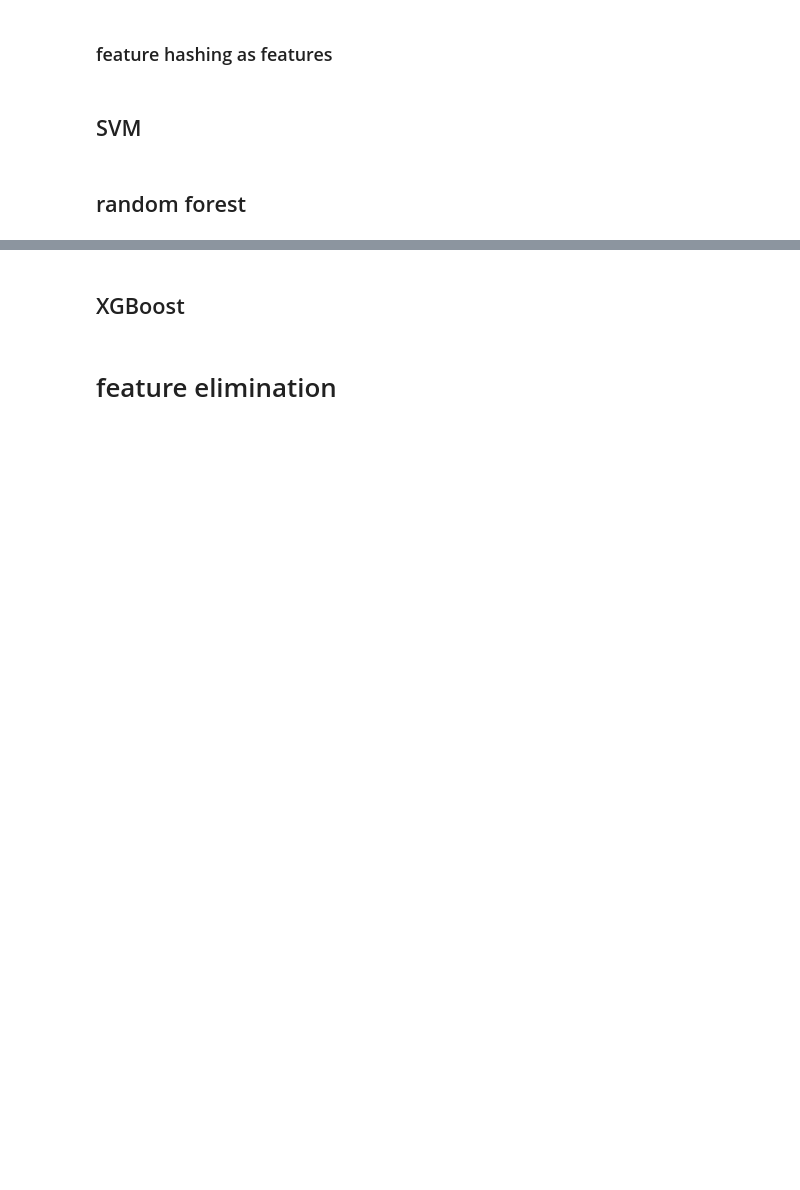
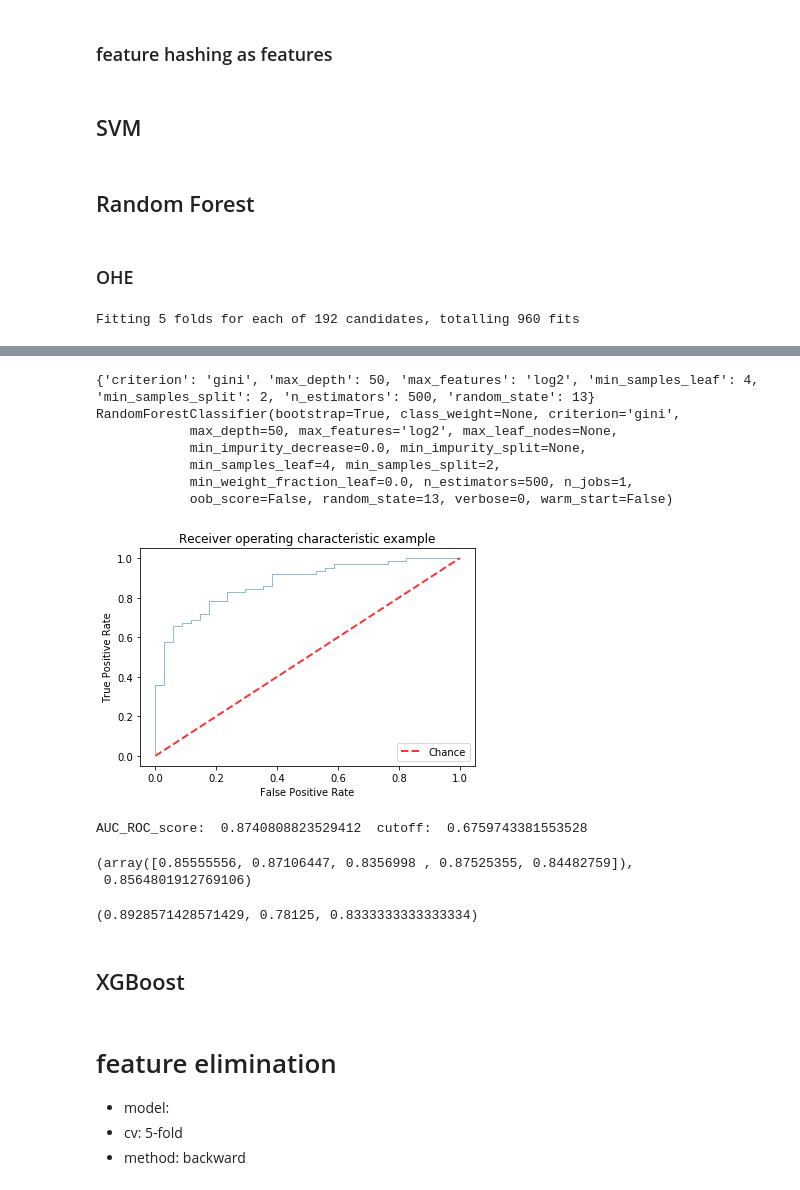
Before and after one commit to mayinghan/NAFLD, a Jupyter notebook: data_analysis.ipynb, the cells around one changed output, grey strips where cells are left out. Drawn from its saved outputs; the diff is of its cells as text; code cells hidden in the pictures; blank space fills up the shorter version.

```diff
--- a/data_analysis.ipynb
+++ b/data_analysis.ipynb
@@ -77,7 +77,7 @@ test_X.shape, test_y_nafld.shape
 ## one-hot encoding
 # %%
 from sklearn.preprocessing import OneHotEncoder
-ohe = OneHotEncoder()
+ohe = OneHotEncoder(sparse=False, dtype=int)
 # %%
 ohe.fit(df.drop(columns=['NASH_OU2', 'FIBROSI2', 'NAFLD_OU']))
 # %% [output]
@@ -86,6 +86,6 @@ OneHotEncoder(categorical_features='all', dtype=<class 'numpy.float64'>,
 # %%
-train_X_ohe = ohe.transform(train_X).toarray()
-test_X_ohe = ohe.transform(test_X).toarray()
+train_X_ohe = ohe.transform(train_X)
+test_X_ohe = ohe.transform(test_X)
 train_X_ohe.shape, test_X_ohe.shape
 # %% [output]
 ((390, 73), (98, 73))
@@ -191,5 +198,34 @@ get_binary_cls_precision_recall_f1(test_y_nafld, pred_result, list(filter(lambda
 ### feature hashing as features
 # %% [markdown]
 ## SVM
-# %% [markdown]
-## random forest
+# %% [markdown]
+## Random Forest
+# %% [markdown]
+### OHE
+# %%
+# AUC_ROC
+tuned_parameters = {'n_estimators':[50, 100, 500, 1000], 'criterion':['gini', 'entropy'], 'random_state':[seed], 'max_features':['log2', 'auto'],
+                    'min_samples_split':[2, 4], 'max_depth': [10, 50, None], 'min_samples_leaf':[1,4]}
+gs = GridSearchCV(RandomForestClassifier(), tuned_parameters, scoring='roc_auc', n_jobs=-1, cv=5, verbose=1) #scoring='roc_auc'
+gs.fit(train_X_ohe, train_y_nafld)
+print(gs.best_params_)
+print(gs.best_estimator_)
+clf = gs.best_estimator_
+clf.fit(train_X_ohe, train_y_nafld)
+pred_result = clf.predict_proba(test_X_ohe)
+idx = list(filter(lambda x: x==1, clf.classes_))[0]
+pred_result_1 = list(map(lambda x: x[idx], pred_result))
+fpr, tpr, thresholds = roc_curve(test_y_nafld, pred_result_1)
+plt.plot(fpr, tpr, lw=1, alpha=0.5)
+plt.plot([0, 1], [0, 1], linestyle='--', lw=2, color='r',label='Chance', alpha=.8)
+plt.xlim([-0.05, 1.05])
+plt.ylim([-0.05, 1.05])
+plt.xlabel('False Positive Rate')
+plt.ylabel('True Positive Rate')
+plt.title('Receiver operating characteristic example')
+plt.legend(loc="lower right")
+plt.show()
+cut_off = get_cutoff(fpr, tpr, thresholds)
+print("AUC_ROC_score: ", roc_auc_score(test_y_nafld, pred_result_1), " cutoff: ", cut_off)
+# %% [output]
+Fitting 5 folds for each of 192 candidates, totalling 960 fits
@@ -196,4 +237,39 @@ get_binary_cls_precision_recall_f1(test_y_nafld, pred_result, list(filter(lambda
+{'criterion': 'gini', 'max_depth': 50, 'max_features': 'log2', 'min_samples_leaf': 4, 'min_samples_split': 2, 'n_estimators': 500, 'random_state': 13}
+RandomForestClassifier(bootstrap=True, class_weight=None, criterion='gini',
+            max_depth=50, max_features='log2', max_leaf_nodes=None,
+            min_impurity_decrease=0.0, min_impurity_split=None,
+            min_samples_leaf=4, min_samples_split=2,
+            min_weight_fraction_leaf=0.0, n_estimators=500, n_jobs=1,
+            oob_score=False, random_state=13, verbose=0, warm_start=False)
+[figure, added]
+AUC_ROC_score:  0.8740808823529412  cutoff:  0.6759743381553528
+# %%
+# CV on train + test
+l1=list(train_X_ohe)+list(test_X_ohe)
+l2=list(train_y_nafld)+list(test_y_nafld)
+
+l = list(zip(l1, l2))
+np.random.seed(seed)
+np.random.shuffle(l, )
+
+X = list(map(lambda x: x[0], l))
+y = list(map(lambda x: x[1], l))
+
+cv_res = cross_val_score(clf, X, y, cv=5, n_jobs=1, scoring="roc_auc")
+cv_res, np.average(cv_res)
+# %% [output]
+(array([0.85555556, 0.87106447, 0.8356998 , 0.87525355, 0.84482759]),
+ 0.8564801912769106)
+# %%
+#precision, recall, f1-score based on cut-off decided from ROC_AUC
+get_binary_cls_precision_recall_f1(test_y_nafld, pred_result, list(filter(lambda x: x==1, clf.classes_))[0], cut_off)[:-1]
+# %% [output]
+(0.8928571428571429, 0.78125, 0.8333333333333334)
 # %% [markdown]
 ## XGBoost
 # %% [markdown]
 # feature elimination
+
+- model:
+- cv: 5-fold
+- method: backward
```
Also changed, not shown: parts of 5 cells of this notebook, 1 other file.
